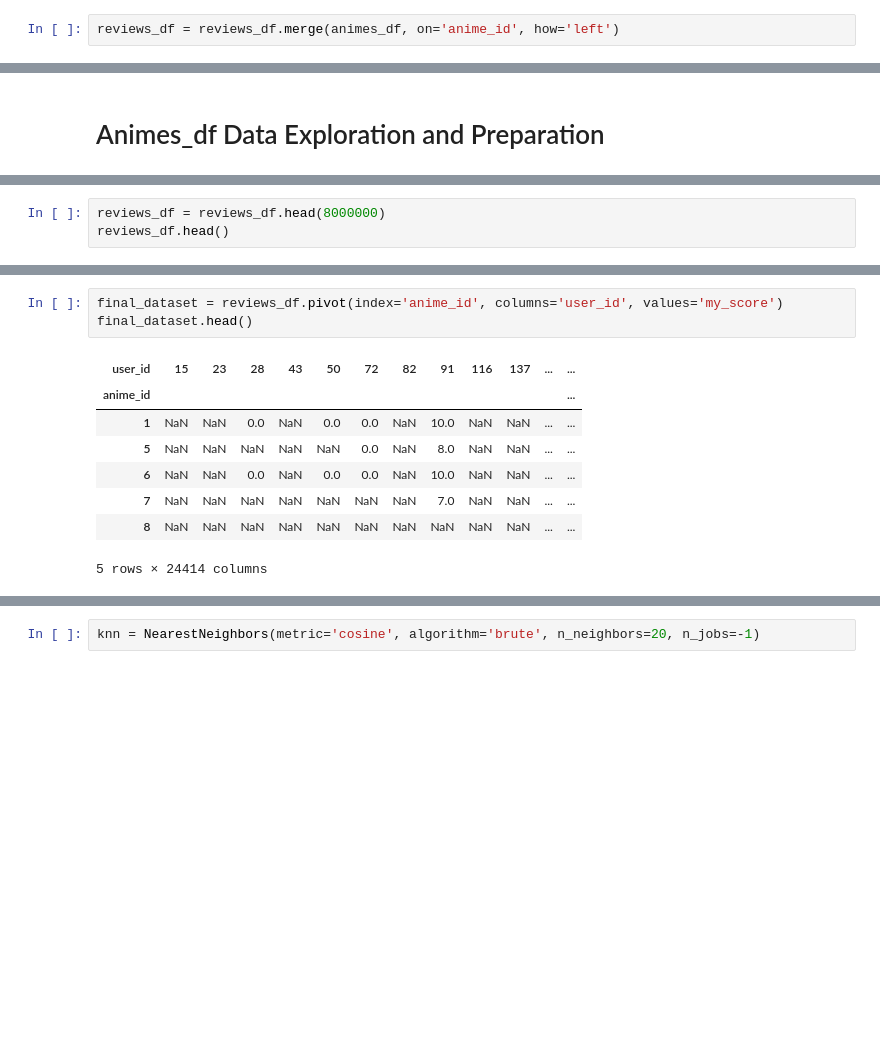
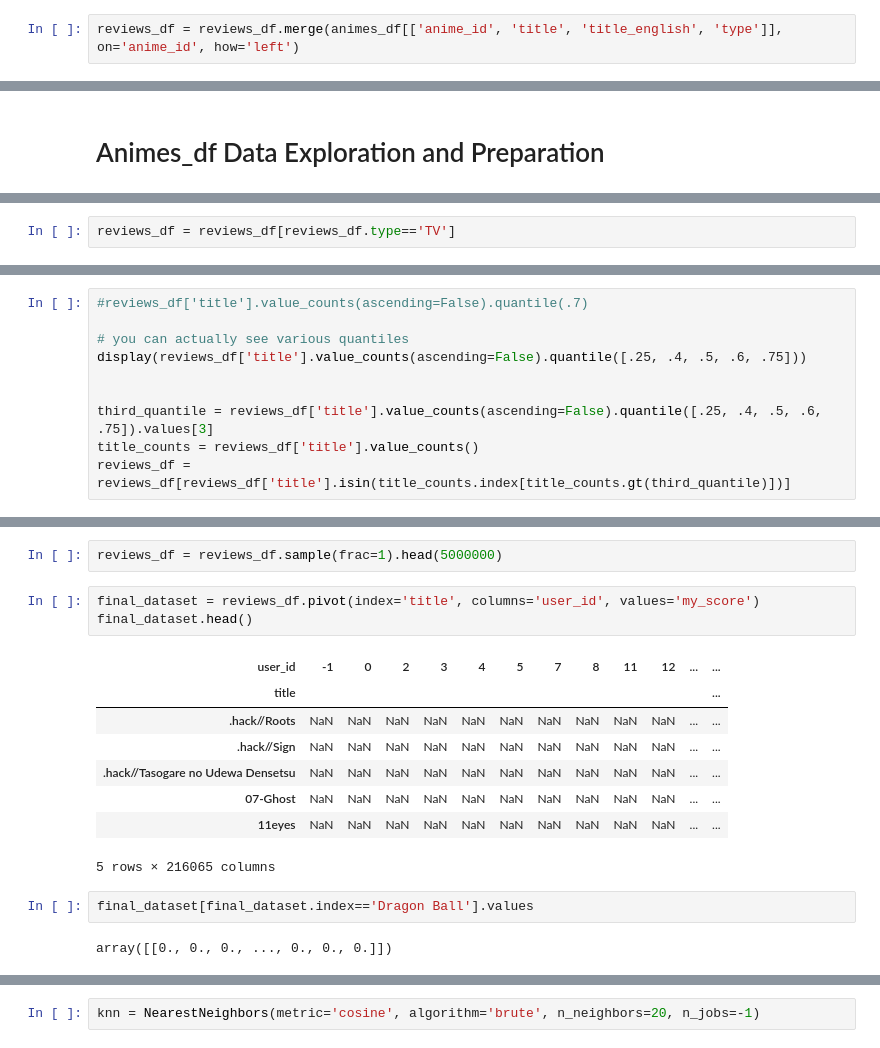
Before and after one commit to RicardoLuisAraujo/Anime_recommender, a Jupyter notebook: notebooks/knn.ipynb, the cells around one changed output, grey strips where cells are left out. Saved outputs shown, nothing was run; the diff lists cells and outputs as text; blank space fills up the shorter version.

Commit message:
finished creating an anime recommender

```diff
--- a/notebooks/knn.ipynb
+++ b/notebooks/knn.ipynb
@@ -22,2 +35,2 @@ animes_df = pd.read_csv(animes_path)
 # %%
-reviews_df = reviews_df.merge(animes_df, on='anime_id', how='left')
+reviews_df = reviews_df.merge(animes_df[['anime_id', 'title', 'title_english', 'type']], on='anime_id', how='left')
@@ -32,3 +73,2 @@ reviews_df.shape
 # %%
-reviews_df = reviews_df.head(8000000)
-reviews_df.head()
+reviews_df = reviews_df[reviews_df.type=='TV']
@@ -58,0 +92,10 @@ reviews_df[reviews_df['anime_id']==21]
+# %%
+#reviews_df['title'].value_counts(ascending=False).quantile(.7)
+
+# you can actually see various quantiles
+display(reviews_df['title'].value_counts(ascending=False).quantile([.25, .4, .5, .6, .75]))
+
+
+third_quantile = reviews_df['title'].value_counts(ascending=False).quantile([.25, .4, .5, .6, .75]).values[3]
+title_counts = reviews_df['title'].value_counts()
+reviews_df = reviews_df[reviews_df['title'].isin(title_counts.index[title_counts.gt(third_quantile)])]
@@ -59,13 +162,19 @@ reviews_df[reviews_df['anime_id']==21]
+# %%
+reviews_df = reviews_df.sample(frac=1).head(5000000)
 # %%
-final_dataset = reviews_df.pivot(index='anime_id', columns='user_id', values='my_score')
+final_dataset = reviews_df.pivot(index='title', columns='user_id', values='my_score')
 final_dataset.head()
 # %% [output]
-| user_id | 15 | 23 | 28 | 43 | 50 | 72 | 82 | 91 | 116 | 137 | ... | ... |
-| anime_id |  |  |  |  |  |  |  |  |  |  |  | ... |
-| 1 | NaN | NaN | 0.0 | NaN | 0.0 | 0.0 | NaN | 10.0 | NaN | NaN | ... | ... |
-| 5 | NaN | NaN | NaN | NaN | NaN | 0.0 | NaN | 8.0 | NaN | NaN | ... | ... |
-| 6 | NaN | NaN | 0.0 | NaN | 0.0 | 0.0 | NaN | 10.0 | NaN | NaN | ... | ... |
-| 7 | NaN | NaN | NaN | NaN | NaN | NaN | NaN | 7.0 | NaN | NaN | ... | ... |
-| 8 | NaN | NaN | NaN | NaN | NaN | NaN | NaN | NaN | NaN | NaN | ... | ... |
+| user_id | -1 | 0 | 2 | 3 | 4 | 5 | 7 | 8 | 11 | 12 | ... | ... |
+| title |  |  |  |  |  |  |  |  |  |  |  | ... |
+| .hack//Roots | NaN | NaN | NaN | NaN | NaN | NaN | NaN | NaN | NaN | NaN | ... | ... |
+| .hack//Sign | NaN | NaN | NaN | NaN | NaN | NaN | NaN | NaN | NaN | NaN | ... | ... |
+| .hack//Tasogare no Udewa Densetsu | NaN | NaN | NaN | NaN | NaN | NaN | NaN | NaN | NaN | NaN | ... | ... |
+| 07-Ghost | NaN | NaN | NaN | NaN | NaN | NaN | NaN | NaN | NaN | NaN | ... | ... |
+| 11eyes | NaN | NaN | NaN | NaN | NaN | NaN | NaN | NaN | NaN | NaN | ... | ... |
-5 rows × 24414 columns
+5 rows × 216065 columns
+# %%
+final_dataset[final_dataset.index=='Dragon Ball'].values
+# %% [output]
+array([[0., 0., 0., ..., 0., 0., 0.]])
 # %%
```
Also changed, not shown: parts of 26 cells of this notebook.
